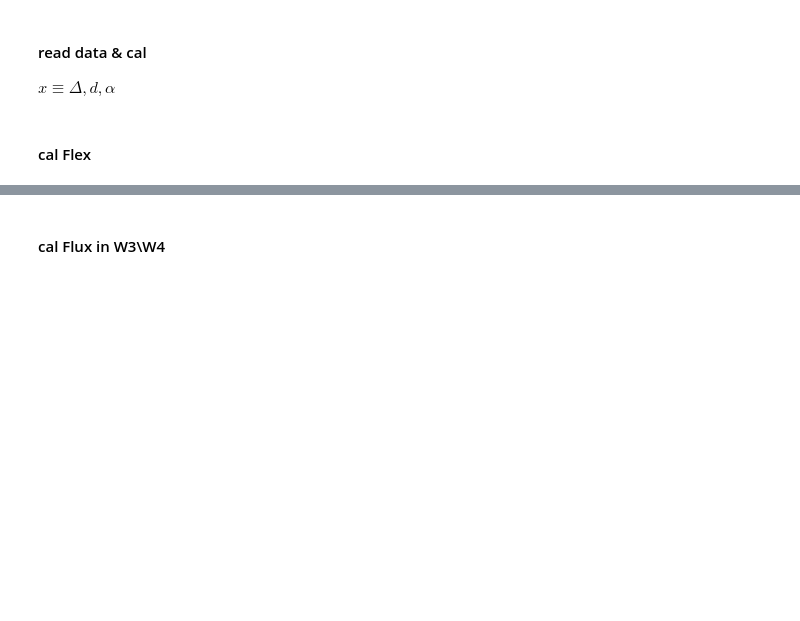
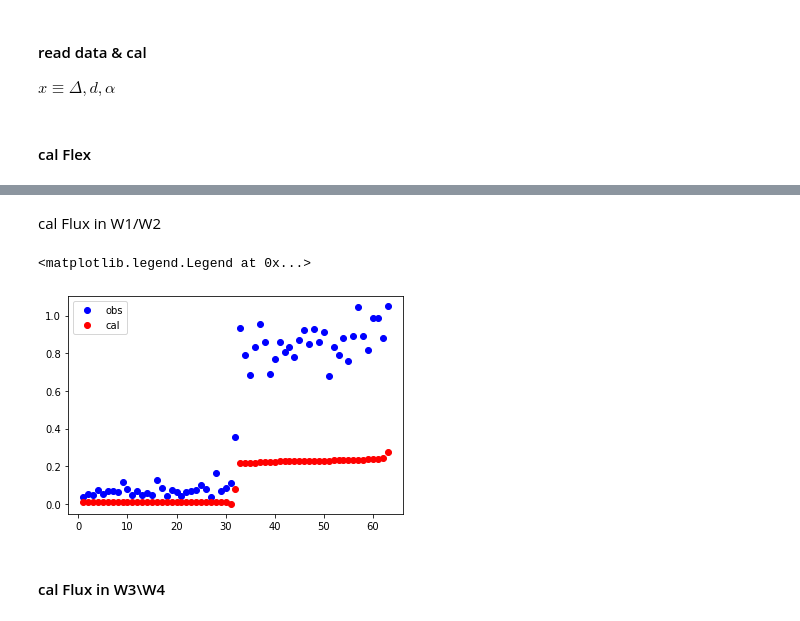
Before and after one commit to AstroHHQ/learngit, a Jupyter notebook: openti/MCMC_ref_2010co1.ipynb, the cells around one changed output, grey strips where cells are left out. Saved outputs shown, nothing was run; the diff lists cells and outputs as text; code cells hidden in the pictures; blank space fills up the shorter version.

```diff
--- a/openti/MCMC_ref_2010co1.ipynb
+++ b/openti/MCMC_ref_2010co1.ipynb
@@ -273,3 +364,18 @@ array([14693609.3878181 , 42933799.29291791, 42934107.95078439,
+# %% [markdown]
+cal Flux in W1/W2
+# %%
+y = obsdat12
+nt = np.arange(len(d_N))
+theta = [3.4,346]
+flux = Model_neatm_ohhq(theta,x=(delta_N,d_N,alpha_N),lamda=[3.4,4.6])
+yerr = 0.1*y
+#print(flux)
+plt.plot(nt[1:len(y)],obsdat12[1:len(y)],'bo',label = 'obs')
+plt.plot(nt[1:len(y)],flux[1:len(y)],'ro',label = 'cal')
+plt.legend()
+# %% [output]
+<matplotlib.legend.Legend at 0x...>
+[figure, added]
 # %% [markdown]
 #### cal Flux in W3\W4
 # %%
```
Also changed, not shown: parts of 9 cells of this notebook.
